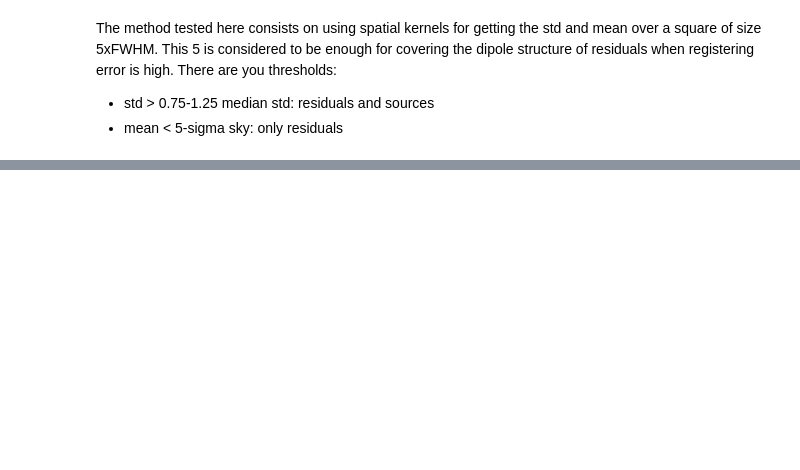
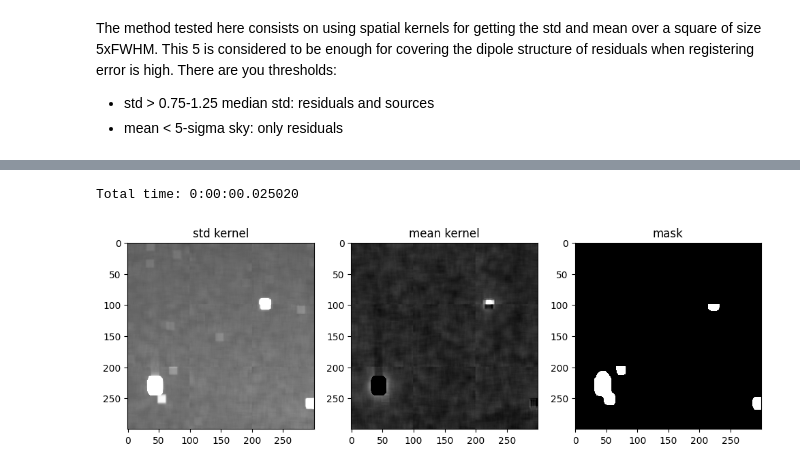
Before and after one commit to miguelralarcon/kbmod_atlas, a Jupyter notebook: lab/residual_masking.ipynb, the cells around one changed output, grey strips where cells are left out. Cells and saved outputs as stored; diff of their text form; code cells hidden in the pictures; blank space fills up the shorter version.

```diff
--- a/lab/residual_masking.ipynb
+++ b/lab/residual_masking.ipynb
@@ -484,0 +479,80 @@ def get_sky(im_g,fw,qt = 90, mem=cp.get_default_memory_pool()):
+# %%
+# Same thing but dividing the image in tiles to avoid memory issues and big background differences
+
+def process_chunk(chunk):
+
+    filter_size = int(5 * fwhm)
+    if filter_size % 2 == 0:
+        filter_size += 1
+
+    mean_image = cv2.boxFilter(chunk, -1, (filter_size, filter_size))
+    squared_img = cv2.boxFilter(chunk**2, -1, (filter_size, filter_size))
+    std_dev_image = np.sqrt(squared_img - mean_image**2)
+
+    sky_std_med = np.median(std_dev_image)
+    mask_for_std = (std_dev_image < sky_std_med*1.5) & (std_dev_image > sky_std_med*0.5)
+    sky_std_std = np.std(std_dev_image[mask_for_std])
+
+    mask = (std_dev_image > sky_std_med + 5*sky_std_std) | (mean_image < -1e4)
+
+    sky_med = np.median(mean_image[~mask])
+    sky_std = np.std(mean_image[~mask])
+    mask = (mean_image < sky_med + 5*sky_std) & mask
+
+    mask = (mask.astype(np.uint8) * 255)
+    mask_blurred = cv2.GaussianBlur(mask, (0,0), sigmaX=3, sigmaY=3)
+    mask = np.where(mask_blurred > 127, 255, 0).astype(np.uint8)
+    kernel = np.ones((3, 3), np.uint8)
+    mask = cv2.dilate(mask, kernel)
+
+    return mean_image, std_dev_image, mask
+
+
+def split_into_chunks(image, chunk_size):
+    rows = image.shape[0] // chunk_size
+    cols = image.shape[1] // chunk_size
+    chunks = []
+    for i in range(rows):
+        for j in range(cols):
+            chunk = image[i*chunk_size:(i+1)*chunk_size, j*chunk_size:(j+1)*chunk_size]
+            chunks.append(chunk)
+    return chunks
+
+def stitch_chunks(chunks, image_shape, chunk_size):
+    rows = image_shape[0] // chunk_size
+    cols = image_shape[1] // chunk_size
+    stitched_chunks = []
+    for i in range(0, len(chunks), cols):
+        stitched_row = np.hstack(chunks[i:i+cols])
+        stitched_chunks.append(stitched_row)
+    return np.vstack(stitched_chunks)
+
+
+
+
+chunk_size = 100
+
+t0 = datetime.now()
+
+chunks = split_into_chunks(image, chunk_size)
+results = [process_chunk(chunk) for chunk in chunks]
+mean_chunks, std_dev_chunks, masks = zip(*results)
+mean_image = stitch_chunks(mean_chunks, image.shape, chunk_size)
+std_dev_image = stitch_chunks(std_dev_chunks, image.shape, chunk_size)
+mask = stitch_chunks(masks, image.shape, chunk_size)
+
+
+
+print('\nTotal time:', datetime.now() - t0)
+
+fig, ax = plt.subplots(1, 3, figsize=(12, 5))
+ax[0].imshow(std_dev_image, cmap='gray', vmin=-10, vmax=40)
+ax[0].set_title('std kernel')
+ax[1].imshow(mean_image, cmap='gray', vmin=-10, vmax=40)
+ax[1].set_title('mean kernel')
+ax[2].imshow(mask, cmap='gray', vmin=0,vmax=1)
+ax[2].set_title('mask')
+plt.show()
+# %% [output]
+Total time: 0:00:00.025020
+[figure, added]
```
Also changed, not shown: parts of 27 cells of this notebook, 1 other file.
